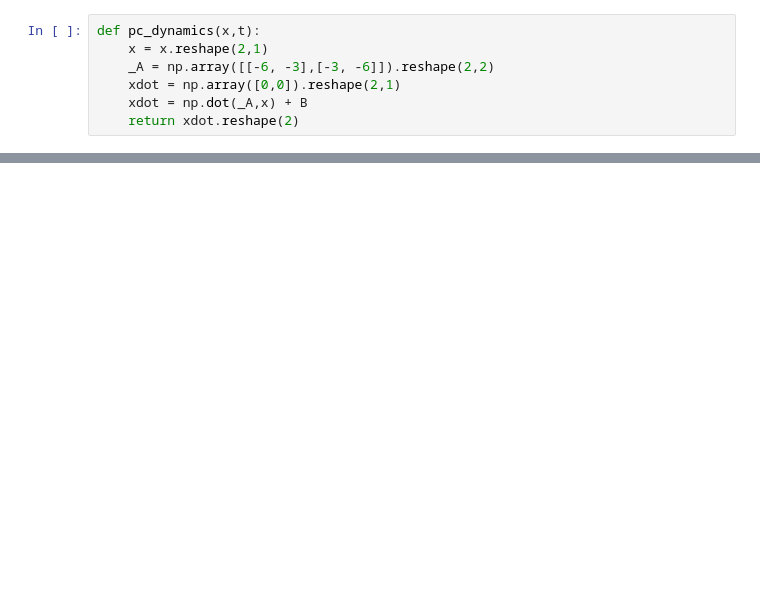
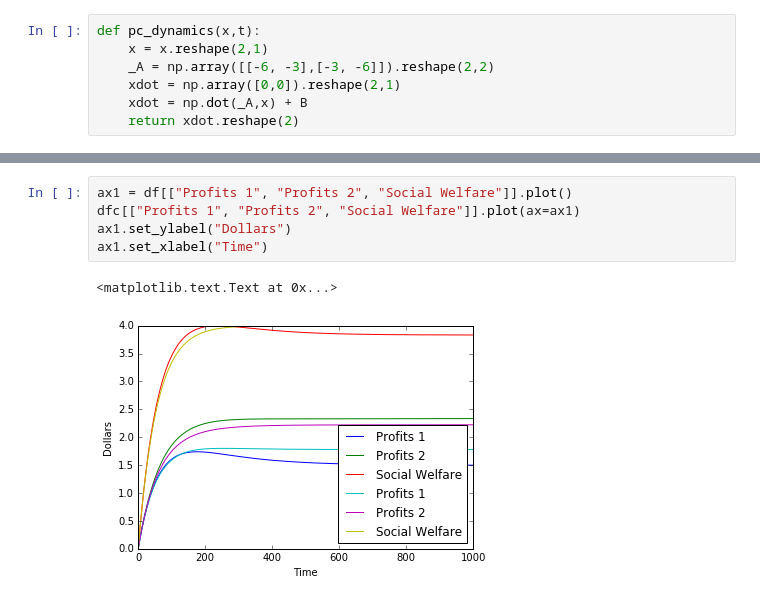
Before and after one commit to wdurhamh/coop_sims, a Jupyter notebook: NC and PC.ipynb, the cells around one changed output, grey strips where cells are left out. Saved outputs shown, nothing was run; the diff lists cells and outputs as text; blank space fills up the shorter version.

```diff
--- a/NC and PC.ipynb
+++ b/NC and PC.ipynb
@@ -51,0 +68,8 @@ plt.savefig("perfect_cooperation")
+# %%
+ax1 = df[["Profits 1", "Profits 2", "Social Welfare"]].plot()
+dfc[["Profits 1", "Profits 2", "Social Welfare"]].plot(ax=ax1)
+ax1.set_ylabel("Dollars")
+ax1.set_xlabel("Time")
+# %% [output]
+<matplotlib.text.Text at 0x...>
+[figure, added]
```
Also changed, not shown: parts of 5 cells of this notebook, 2 other files.
